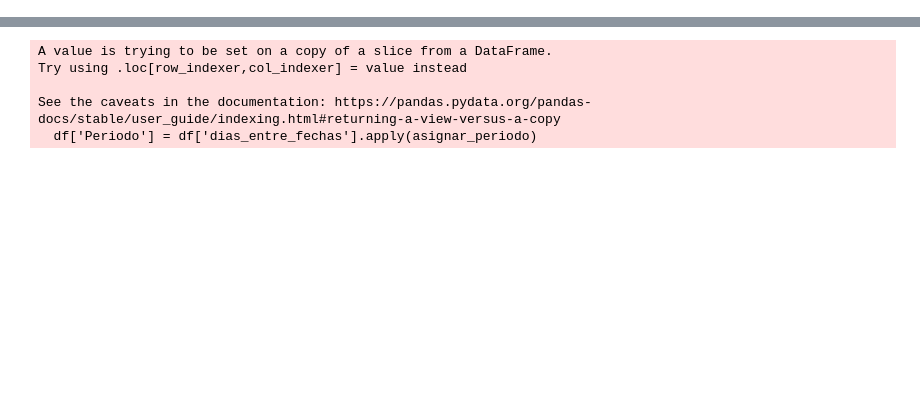
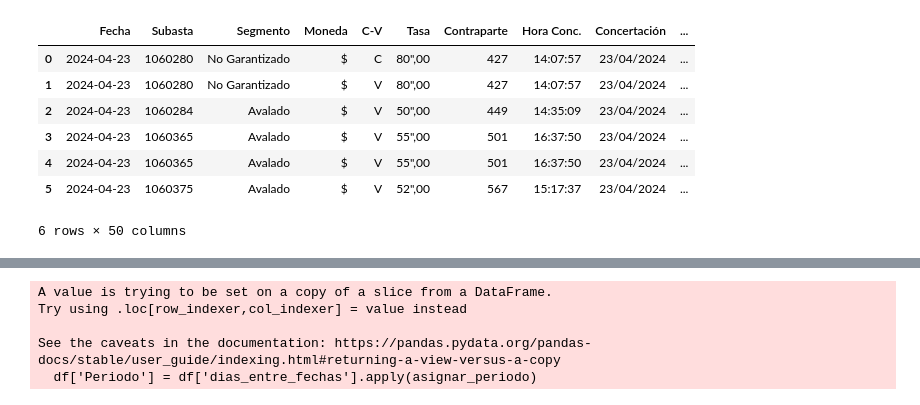
Before and after one commit to rhamiro94/LocalFinance, a Jupyter notebook: FileActualization.ipynb, the cells around one changed output, grey strips where cells are left out. Drawn from its saved outputs; the diff is of its cells as text; code cells hidden in the pictures; blank space fills up the shorter version.

```diff
--- a/FileActualization.ipynb
+++ b/FileActualization.ipynb
@@ -313,3 +339,14 @@ print(df)
+# %%
+df
+# %% [output]
+|  | Fecha | Subasta | Segmento | Moneda | C-V | Tasa | Contraparte | Hora Conc. | Concertación | ... |
+| 0 | 2024-04-23 | 1060280 | No Garantizado | $ | C | 80",00 | 427 | 14:07:57 | 23/04/2024 | ... |
+| 1 | 2024-04-23 | 1060280 | No Garantizado | $ | V | 80",00 | 427 | 14:07:57 | 23/04/2024 | ... |
+| 2 | 2024-04-23 | 1060284 | Avalado | $ | V | 50",00 | 449 | 14:35:09 | 23/04/2024 | ... |
+| 3 | 2024-04-23 | 1060365 | Avalado | $ | V | 55",00 | 501 | 16:37:50 | 23/04/2024 | ... |
+| 4 | 2024-04-23 | 1060365 | Avalado | $ | V | 55",00 | 501 | 16:37:50 | 23/04/2024 | ... |
+| 5 | 2024-04-23 | 1060375 | Avalado | $ | V | 52",00 | 567 | 15:17:37 | 23/04/2024 | ... |
+6 rows × 50 columns
 # %%
 df[' Tasa'] = df[' Tasa'].str.replace('"', '')
 
```
Also changed, not shown: parts of 19 cells of this notebook, 1 other file.
